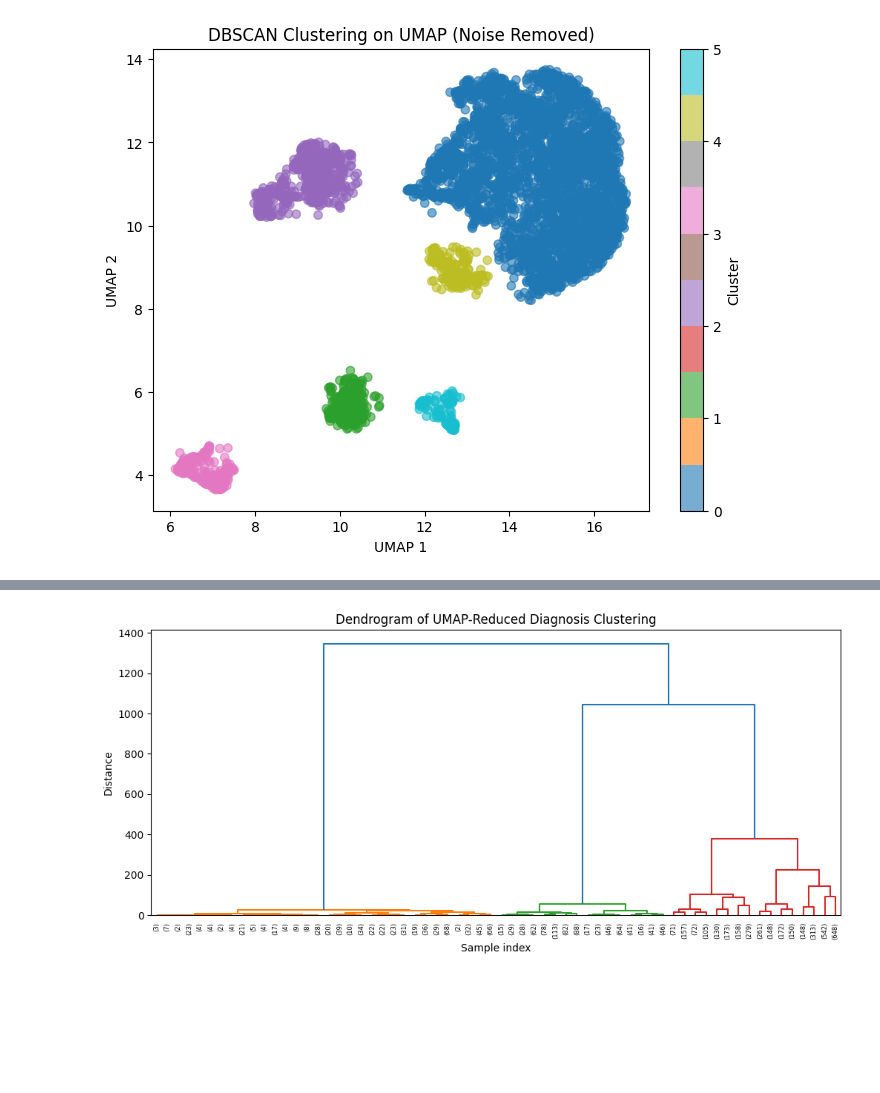
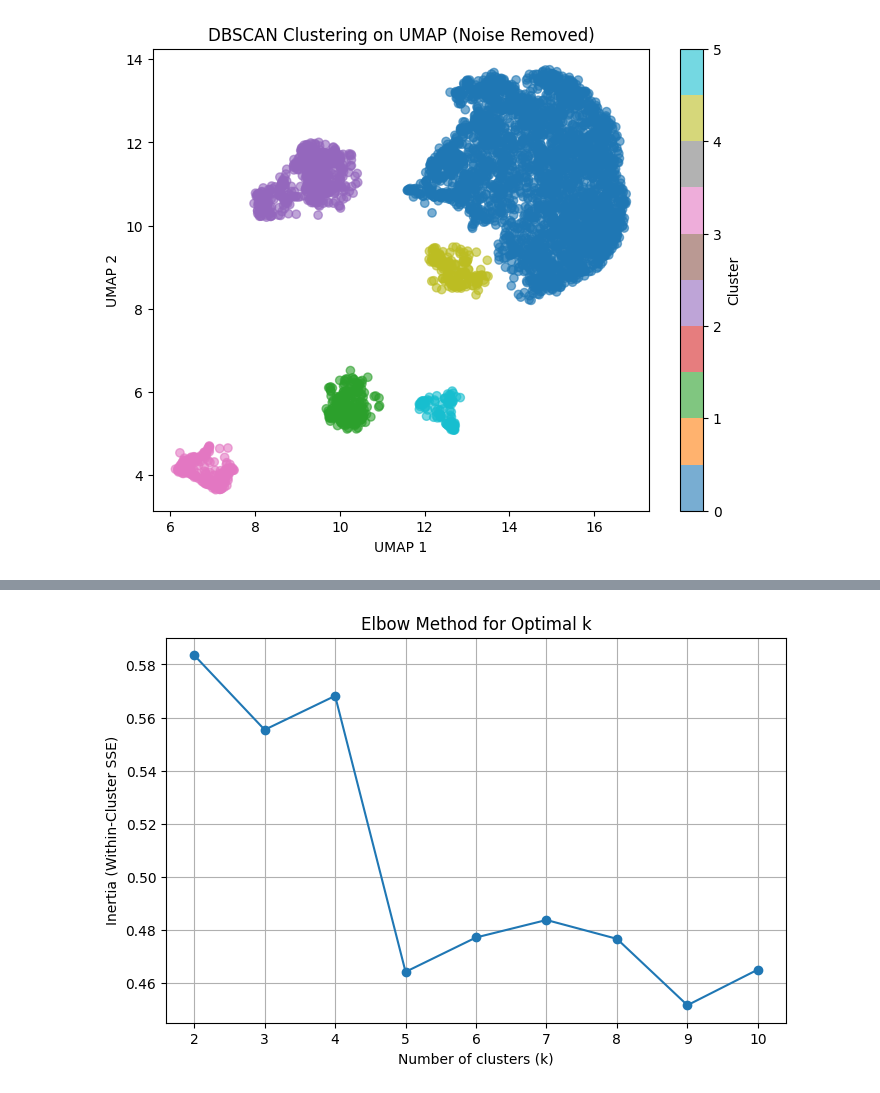
Before and after one commit to samroska/milestone-2-siads-696, a Jupyter notebook: Notebook1.ipynb, the cells around one changed output, grey strips where cells are left out. Saved outputs shown, nothing was run; the diff lists cells and outputs as text; code cells hidden in the pictures; blank space fills up the shorter version.

```diff
--- a/Notebook1.ipynb
+++ b/Notebook1.ipynb
@@ -282,11 +282,19 @@ labels5 = agglo.fit_predict(X_umap2)
-# %%
-linkage_matrix = linkage(X_umap2, method='ward')
-
-plt.figure(figsize=(12, 5))
-dendrogram(linkage_matrix, truncate_mode='level', p=5)
-plt.title("Dendrogram of UMAP-Reduced Diagnosis Clustering")
-plt.xlabel("Sample index")
-plt.ylabel("Distance")
-plt.show()
-# %% [output]
-[figure, removed]
+# %%
+sil_scores = []
+k_range = range(2, 11)
+
+for k in k_range:
+    kmeans = KMeans(n_clusters=k, random_state=42)
+    labels = kmeans.fit_predict(X_umap2)
+    score = silhouette_score(X_umap2, labels)
+    sil_scores.append(score)
+
+plt.figure(figsize=(8, 5))
+plt.plot(k_range, sil_scores, marker='o')
+plt.xlabel("Number of clusters (k)")
+plt.ylabel("Inertia (Within-Cluster SSE)")
+plt.title("Elbow Method for Optimal k")
+plt.grid(True)
+plt.show()
+# %% [output]
+[figure, added]
```
Also changed, not shown: parts of 5 cells of this notebook.
